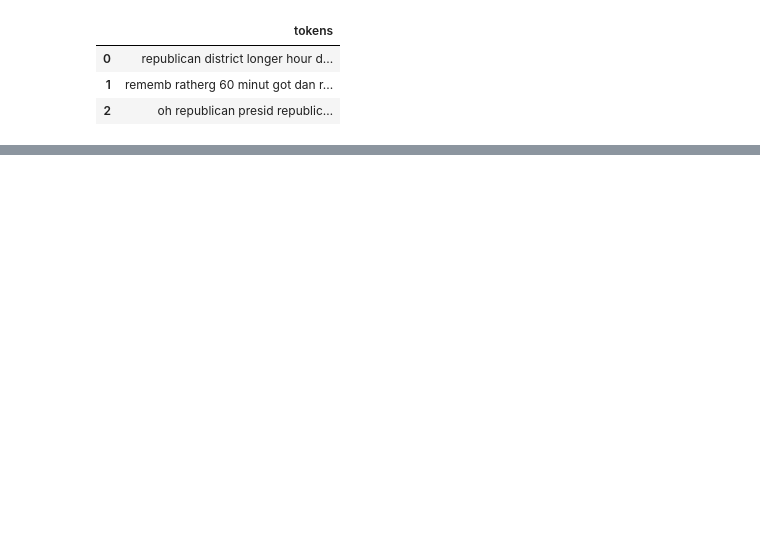
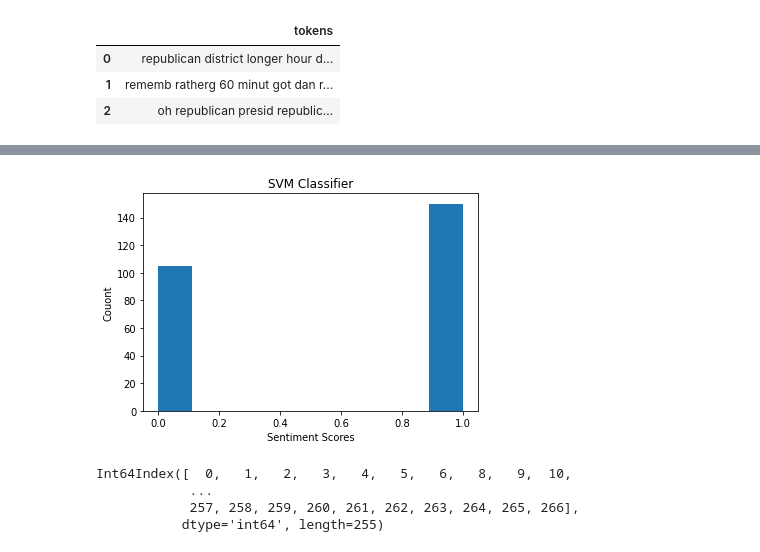
Before and after one commit to babybe11/COG403_Final_Project, a Jupyter notebook: Model Implementation.ipynb, the cells around one changed output, grey strips where cells are left out. Drawn from its saved outputs; the diff is of its cells as text; code cells hidden in the pictures; blank space fills up the shorter version.

```diff
--- a/Model Implementation.ipynb
+++ b/Model Implementation.ipynb
@@ -181,0 +183,17 @@ array([0, 0, 1, 0, 1, 1, 0, 0, 1, 1, 1, 1, 1, 0, 1, 0, 1, 0, 1, 0, 1, 1,
+# %%
+b = np.hstack(svm)
+_ = plt.hist(b, bins='auto')  # arguments are passed to np.histogram
+plt.title("SVM Classifier")
+plt.xlabel("Sentiment Scores")
+plt.ylabel("Count")
+plt.show()
+# %% [output]
+[figure, added]
+# %%
+indices = testing.index
+print(indices)
+# %% [output]
+Int64Index([  0,   1,   2,   3,   4,   5,   6,   8,   9,  10,
+            ...
+            257, 258, 259, 260, 261, 262, 263, 264, 265, 266],
+           dtype='int64', length=255)
```
Also changed, not shown: parts of 16 cells of this notebook.
